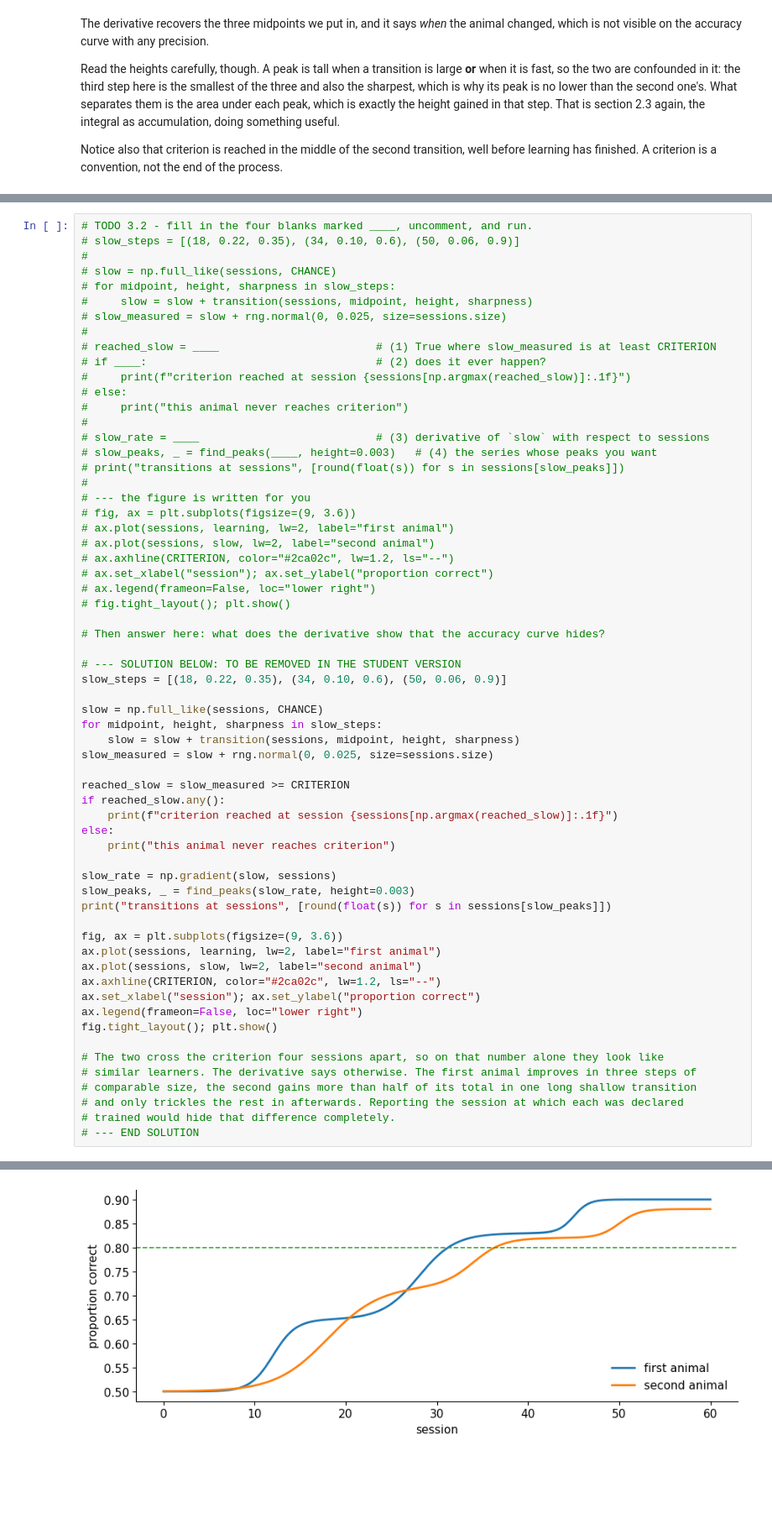
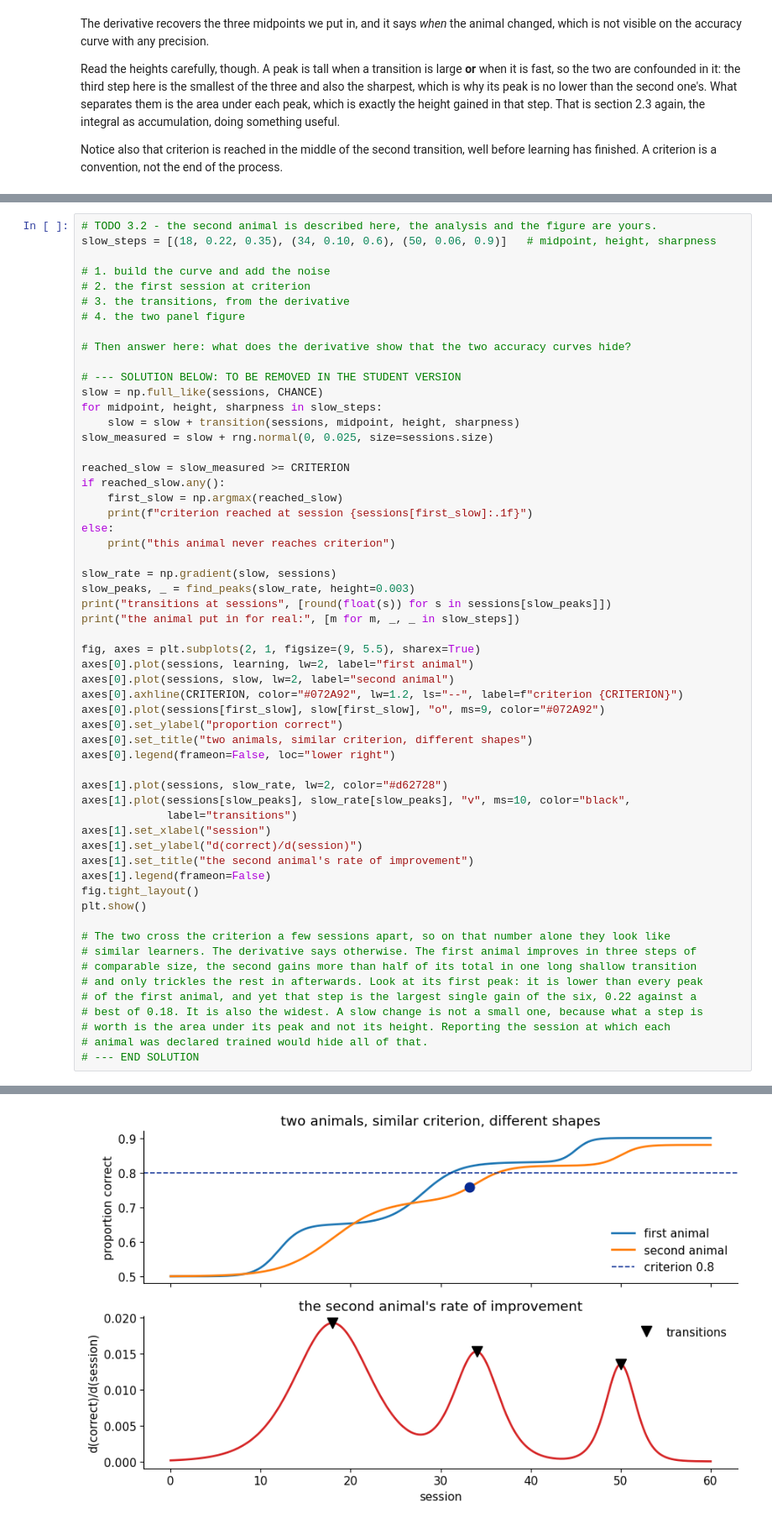
Before and after one commit to gmatteuc/QMN_course_2026, a Jupyter notebook: notebooks/02_math_refresher_TA.ipynb, the cells around one changed output, grey strips where cells are left out. Shown at 84% size. Cells and saved outputs as stored; diff of their text form; blank space fills up the shorter version.

```diff
--- a/notebooks/02_math_refresher_TA.ipynb
+++ b/notebooks/02_math_refresher_TA.ipynb
@@ -1601,36 +1602,15 @@ has finished. A criterion is a convention, not the end of the process.
 # %%
-# TODO 3.2 - fill in the four blanks marked ____, uncomment, and run.
-# slow_steps = [(18, 0.22, 0.35), (34, 0.10, 0.6), (50, 0.06, 0.9)]
-#
-# slow = np.full_like(sessions, CHANCE)
-# for midpoint, height, sharpness in slow_steps:
-#     slow = slow + transition(sessions, midpoint, height, sharpness)
-# slow_measured = slow + rng.normal(0, 0.025, size=sessions.size)
-#
-# reached_slow = ____                        # (1) True where slow_measured is at least CRITERION
-# if ____:                                   # (2) does it ever happen?
-#     print(f"criterion reached at session {sessions[np.argmax(reached_slow)]:.1f}")
-# else:
-#     print("this animal never reaches criterion")
-#
-# slow_rate = ____                           # (3) derivative of `slow` with respect to sessions
-# slow_peaks, _ = find_peaks(____, height=0.003)   # (4) the series whose peaks you want
-# print("transitions at sessions", [round(float(s)) for s in sessions[slow_peaks]])
-#
-# --- the figure is written for you
-# fig, ax = plt.subplots(figsize=(9, 3.6))
-# ax.plot(sessions, learning, lw=2, label="first animal")
-# ax.plot(sessions, slow, lw=2, label="second animal")
-# ax.axhline(CRITERION, color="#2ca02c", lw=1.2, ls="--")
-# ax.set_xlabel("session"); ax.set_ylabel("proportion correct")
-# ax.legend(frameon=False, loc="lower right")
-# fig.tight_layout(); plt.show()
+# TODO 3.2 - the second animal is described here, the analysis and the figure are yours.
+slow_steps = [(18, 0.22, 0.35), (34, 0.10, 0.6), (50, 0.06, 0.9)]   # midpoint, height, sharpness
 
-# Then answer here: what does the derivative show that the accuracy curve hides?
+# 1. build the curve and add the noise
+# 2. the first session at criterion
+# 3. the transitions, from the derivative
+# 4. the two panel figure
+
+# Then answer here: what does the derivative show that the two accuracy curves hide?
 
 # --- SOLUTION BELOW: TO BE REMOVED IN THE STUDENT VERSION
-slow_steps = [(18, 0.22, 0.35), (34, 0.10, 0.6), (50, 0.06, 0.9)]
-
 slow = np.full_like(sessions, CHANCE)
 for midpoint, height, sharpness in slow_steps:
     slow = slow + transition(sessions, midpoint, height, sharpness)
@@ -1638,27 +1618,43 @@ slow_measured = slow + rng.normal(0, 0.025, size=sessions.size)
 
 reached_slow = slow_measured >= CRITERION
 if reached_slow.any():
-    print(f"criterion reached at session {sessions[np.argmax(reached_slow)]:.1f}")
+    first_slow = np.argmax(reached_slow)
+    print(f"criterion reached at session {sessions[first_slow]:.1f}")
 else:
     print("this animal never reaches criterion")
 
 slow_rate = np.gradient(slow, sessions)
 slow_peaks, _ = find_peaks(slow_rate, height=0.003)
 print("transitions at sessions", [round(float(s)) for s in sessions[slow_peaks]])
+print("the animal put in for real:", [m for m, _, _ in slow_steps])
 
-fig, ax = plt.subplots(figsize=(9, 3.6))
-ax.plot(sessions, learning, lw=2, label="first animal")
-ax.plot(sessions, slow, lw=2, label="second animal")
-ax.axhline(CRITERION, color="#2ca02c", lw=1.2, ls="--")
-ax.set_xlabel("session"); ax.set_ylabel("proportion correct")
-ax.legend(frameon=False, loc="lower right")
-fig.tight_layout(); plt.show()
+fig, axes = plt.subplots(2, 1, figsize=(9, 5.5), sharex=True)
+axes[0].plot(sessions, learning, lw=2, label="first animal")
+axes[0].plot(sessions, slow, lw=2, label="second animal")
+axes[0].axhline(CRITERION, color="#072A92", lw=1.2, ls="--", label=f"criterion {CRITERION}")
+axes[0].plot(sessions[first_slow], slow[first_slow], "o", ms=9, color="#072A92")
+axes[0].set_ylabel("proportion correct")
+axes[0].set_title("two animals, similar criterion, different shapes")
+axes[0].legend(frameon=False, loc="lower right")
 
-# The two cross the criterion four sessions apart, so on that number alone they look like
+axes[1].plot(sessions, slow_rate, lw=2, color="#d62728")
+axes[1].plot(sessions[slow_peaks], slow_rate[slow_peaks], "v", ms=10, color="black",
+             label="transitions")
+axes[1].set_xlabel("session")
+axes[1].set_ylabel("d(correct)/d(session)")
+axes[1].set_title("the second animal's rate of improvement")
+axes[1].legend(frameon=False)
+fig.tight_layout()
+plt.show()
+
+# The two cross the criterion a few sessions apart, so on that number alone they look like
 # similar learners. The derivative says otherwise. The first animal improves in three steps of
 # comparable size, the second gains more than half of its total in one long shallow transition
-# and only trickles the rest in afterwards. Reporting the session at which each was declared
-# trained would hide that difference completely.
+# and only trickles the rest in afterwards. Look at its first peak: it is lower than every peak
+# of the first animal, and yet that step is the largest single gain of the six, 0.22 against a
+# best of 0.18. It is also the widest. A slow change is not a small one, because what a step is
+# worth is the area under its peak and not its height. Reporting the session at which each
+# animal was declared trained would hide all of that.
 # --- END SOLUTION
 # %% [output]
 criterion reached at session 33.2
@@ -1666,4 +1663,4 @@ transitions at sessions [18, 34, 50]
-[figure, old version]
+[figure, new version]
 # %% [markdown]
 <a id="section-4"></a>
 # 4. What comes next
```
Also changed, not shown: parts of 6 cells of this notebook, 1 other file.
